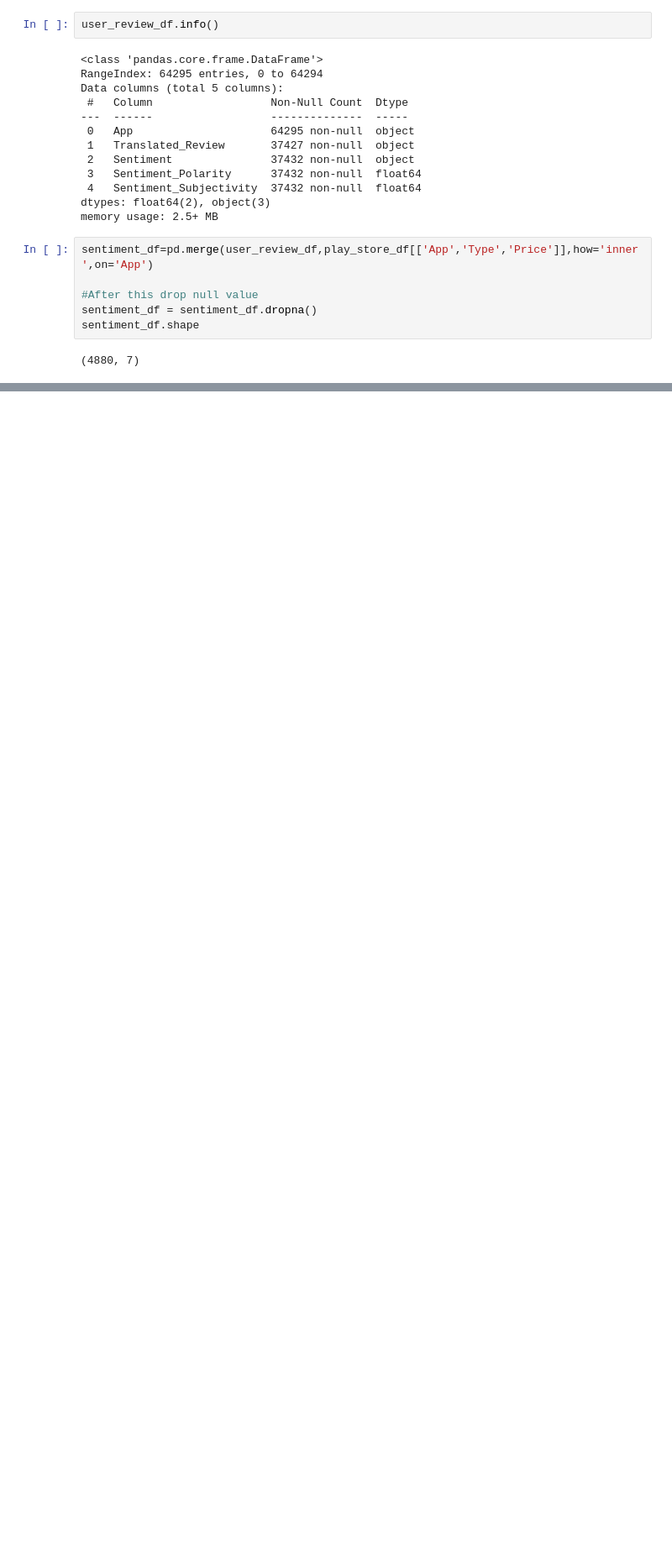
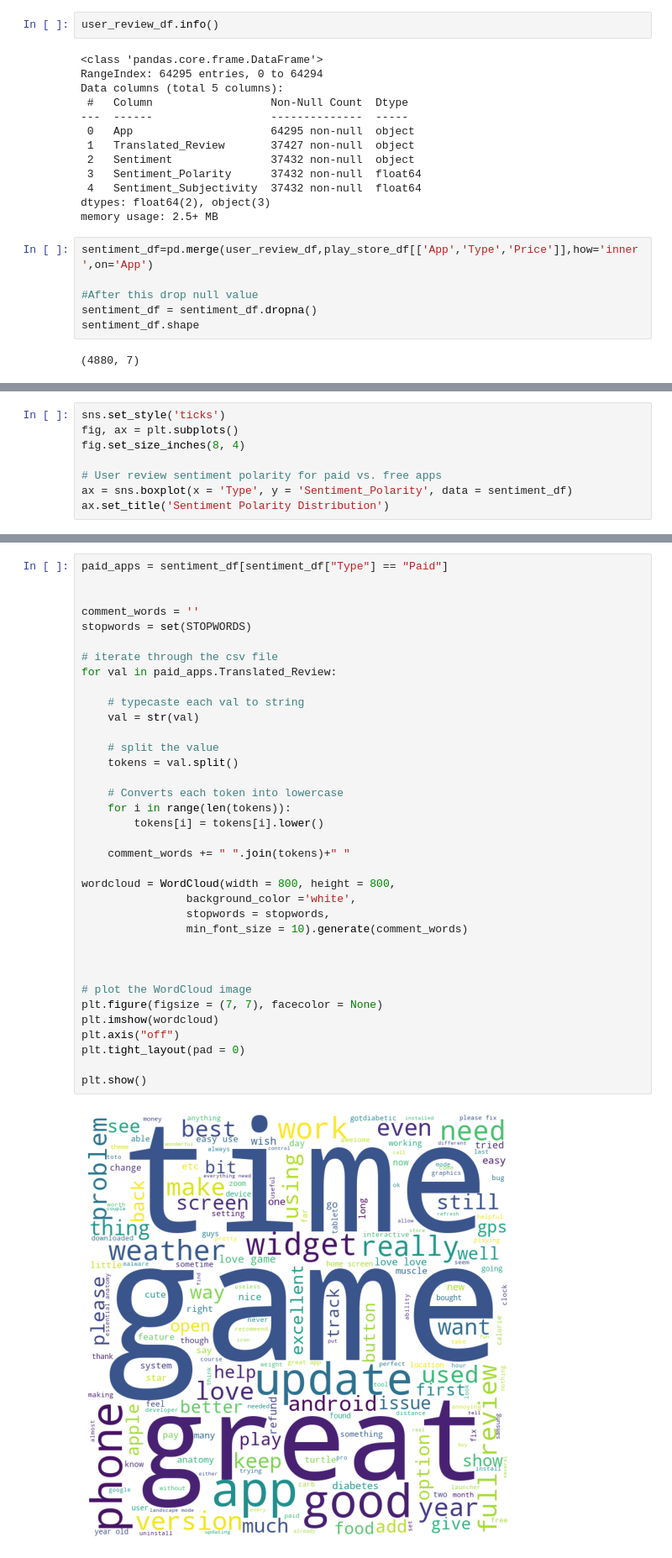
Before and after one commit to sameersat96/Play-store-data-analysis, a Jupyter notebook: first_step_.ipynb, the cells around one changed output, grey strips where cells are left out. Shown at 84% size. Drawn from its saved outputs; the diff is of its cells as text; blank space fills up the shorter version.

```diff
--- a/first_step_.ipynb
+++ b/first_step_.ipynb
@@ -606,0 +687,8 @@ sentiment_df.shape
+# %%
+sns.set_style('ticks')
+fig, ax = plt.subplots()
+fig.set_size_inches(8, 4)
+
+# User review sentiment polarity for paid vs. free apps
+ax = sns.boxplot(x = 'Type', y = 'Sentiment_Polarity', data = sentiment_df)
+ax.set_title('Sentiment Polarity Distribution')
@@ -606,0 +736,38 @@ sentiment_df.shape
+# %%
+paid_apps = sentiment_df[sentiment_df["Type"] == "Paid"]
+
+
+comment_words = ''
+stopwords = set(STOPWORDS)
+
+# iterate through the csv file
+for val in paid_apps.Translated_Review:
+
+    # typecaste each val to string
+    val = str(val)
+
+    # split the value
+    tokens = val.split()
+
+    # Converts each token into lowercase
+    for i in range(len(tokens)):
+        tokens[i] = tokens[i].lower()
+
+    comment_words += " ".join(tokens)+" "
+
+wordcloud = WordCloud(width = 800, height = 800,
+                background_color ='white',
+                stopwords = stopwords,
+                min_font_size = 10).generate(comment_words)
+
+
+
+# plot the WordCloud image
+plt.figure(figsize = (7, 7), facecolor = None)
+plt.imshow(wordcloud)
+plt.axis("off")
+plt.tight_layout(pad = 0)
+
+plt.show()
+# %% [output]
+[figure, added]
```
Also changed, not shown: parts of 9 cells of this notebook.
